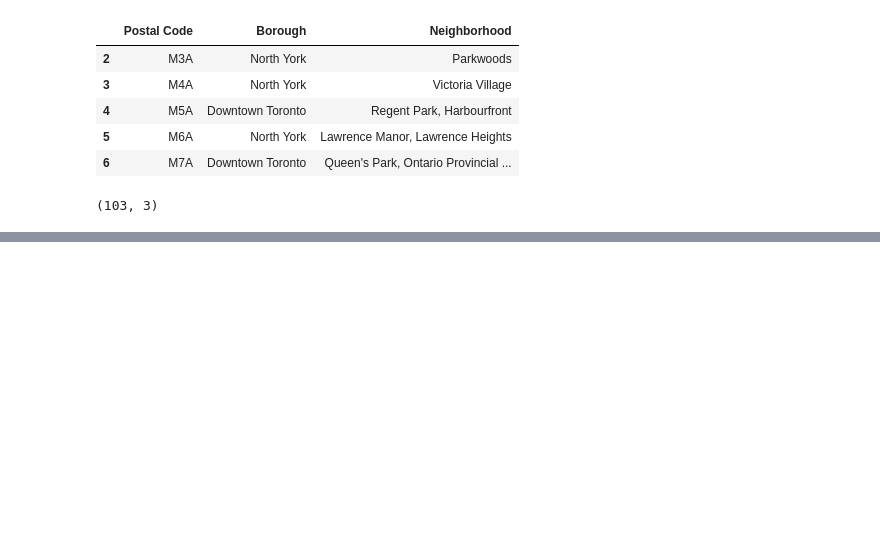
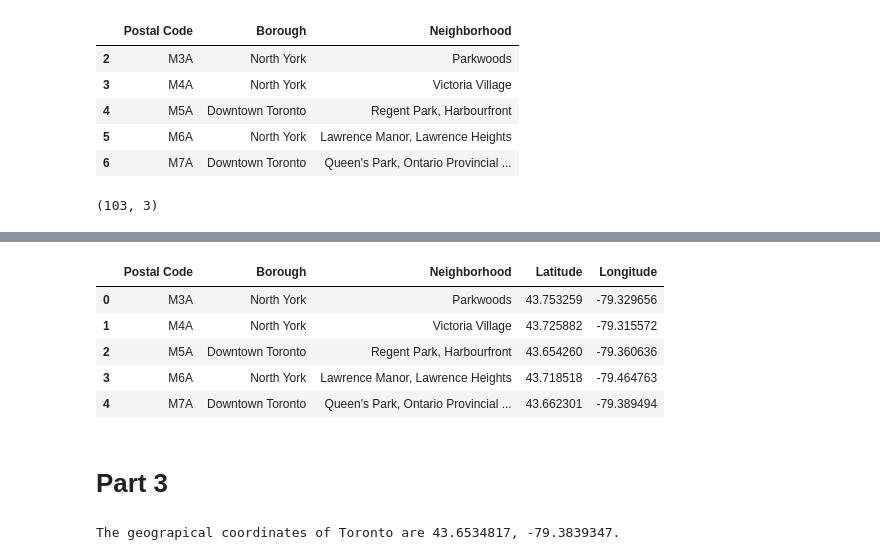
Before and after one commit to roxanaIv/Capstone-Project, a Jupyter notebook: Segmenting and Clustering in Toronto.ipynb, the cells around one changed output, grey strips where cells are left out. Drawn from its saved outputs; the diff is of its cells as text; code cells hidden in the pictures; blank space fills up the shorter version.

Commit message:
Toronto

```diff
--- a/Segmenting and Clustering in Toronto.ipynb
+++ b/Segmenting and Clustering in Toronto.ipynb
@@ -72,0 +77,3 @@ neighborhood.shape
+# %%
+geospatial = pd.read_csv('geospatial.csv')
+geospatial.head()
@@ -72,0 +87,11 @@ neighborhood.shape
+# %%
+mergedData = neighborhood.merge(geospatial,left_on='Postal Code', right_on='Postal Code')
+# %%
+mergedData.head()
+# %% [output]
+|  | Postal Code | Borough | Neighborhood | Latitude | Longitude |
+| 0 | M3A | North York | Parkwoods | 43.753259 | -79.329656 |
+| 1 | M4A | North York | Victoria Village | 43.725882 | -79.315572 |
+| 2 | M5A | Downtown Toronto | Regent Park, Harbourfront | 43.654260 | -79.360636 |
+| 3 | M6A | North York | Lawrence Manor, Lawrence Heights | 43.718518 | -79.464763 |
+| 4 | M7A | Downtown Toronto | Queen's Park, Ontario Provincial ... | 43.662301 | -79.389494 |
@@ -72,0 +100,11 @@ neighborhood.shape
+# %% [markdown]
+# Part 3
+# %%
+address = 'Toronto, CA'
+geolocator = Nominatim(user_agent="ny_explorer")
+location = geolocator.geocode(address)
+latitude = location.latitude
+longitude = location.longitude
+print('The geograpical coordinates of Toronto are {}, {}.'.format(latitude, longitude))
+# %% [output]
+The geograpical coordinates of Toronto are 43.6534817, -79.3839347.
```
Also changed, not shown: parts of 7 cells of this notebook.
